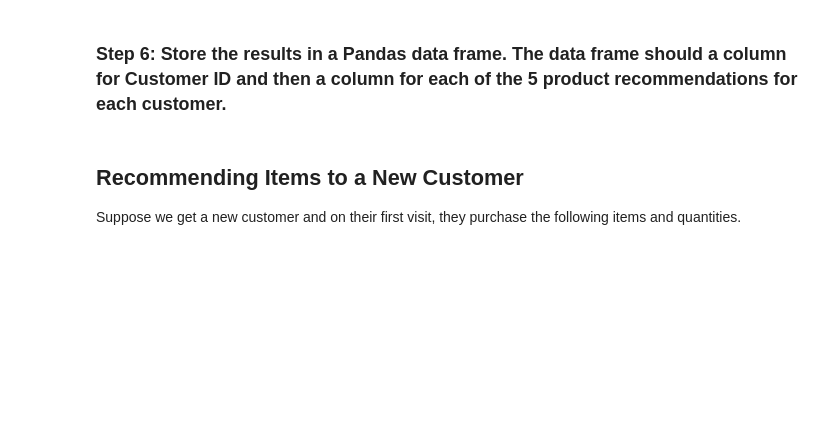
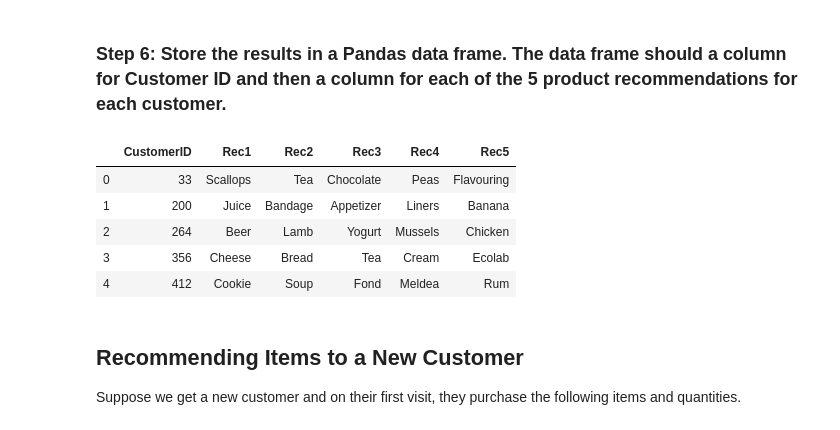
Before and after one commit to farcDev0001/datamad0819, a Jupyter notebook: module-2/lab-recommender-deepdive/your-code/main.ipynb, the cells around one changed output. Cells and saved outputs as stored; diff of their text form; code cells hidden in the pictures; blank space fills up the shorter version.

```diff
--- a/module-2/lab-recommender-deepdive/your-code/main.ipynb
+++ b/module-2/lab-recommender-deepdive/your-code/main.ipynb
@@ -219,8 +225,34 @@ data[['CustomerID','ProductName','Quantity']][data['CustomerID']==33]
 - Create an empty dictionary that will hold the recommendations for all customers.
 - Create a list of unique CustomerIDs to iterate over.
 - Iterate over the customer list performing steps 2 through 4 for each and appending the results of each iteration to the dictionary you created.
+# %%
+recommendations = {}
+customers = list(customer_products['CustomerID'].unique())
+
+for customer in customers:
+    similar_cust = list(cust_dist[customer].sort_values(ascending=False)[1:].head().index)
+    sim_cust_prod = customer_products[customer_products['CustomerID'].isin(similar_cust)]
+    grouped = sim_cust_prod.groupby('ProductType').agg({'Quantity':'sum'})
+    ranked_products = grouped.sort_values('Quantity', ascending=False).reset_index()
+
+    merged = pd.merge(ranked_products, pd.DataFrame(cust_prod_pivot.T[customer]), on='ProductType')
+    merged.columns = ['ProductType', 'Quantity', 'Purchased']
+    recs = merged[merged['Purchased']==0].head()
+    recommendations[customer] = list(recs['ProductType'])
+
+user_recs = pd.DataFrame.from_dict(recommendations, orient='index').reset_index()
+user_recs.columns = ['CustomerID', 'Rec1', 'Rec2', 'Rec3', 'Rec4', 'Rec5']
 # %% [markdown]
 ### Step 6: Store the results in a Pandas data frame. The data frame should a column for Customer ID and then a column for each of the 5 product recommendations for each customer.
+# %%
+user_recs.head()
+# %% [output]
+|  | CustomerID | Rec1 | Rec2 | Rec3 | Rec4 | Rec5 |
+| 0 | 33 | Scallops | Tea | Chocolate | Peas | Flavouring |
+| 1 | 200 | Juice | Bandage | Appetizer | Liners | Banana |
+| 2 | 264 | Beer | Lamb | Yogurt | Mussels | Chicken |
+| 3 | 356 | Cheese | Bread | Tea | Cream | Ecolab |
+| 4 | 412 | Cookie | Soup | Fond | Meldea | Rum |
 # %% [markdown]
 ## Recommending Items to a New Customer
 
```
Also changed, not shown: parts of 7 cells of this notebook.
